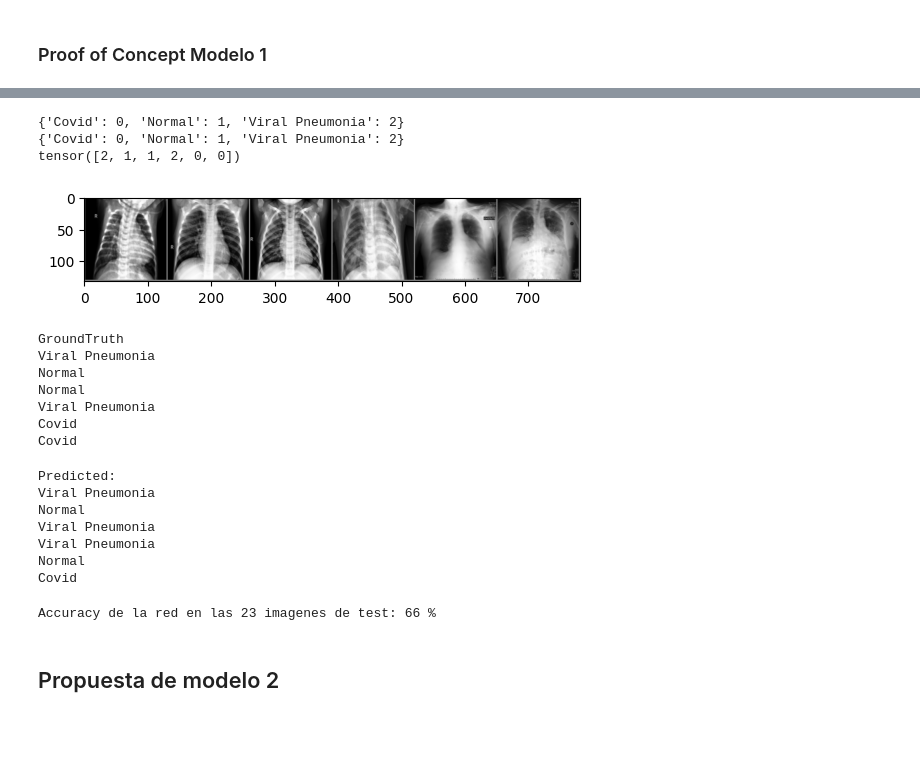
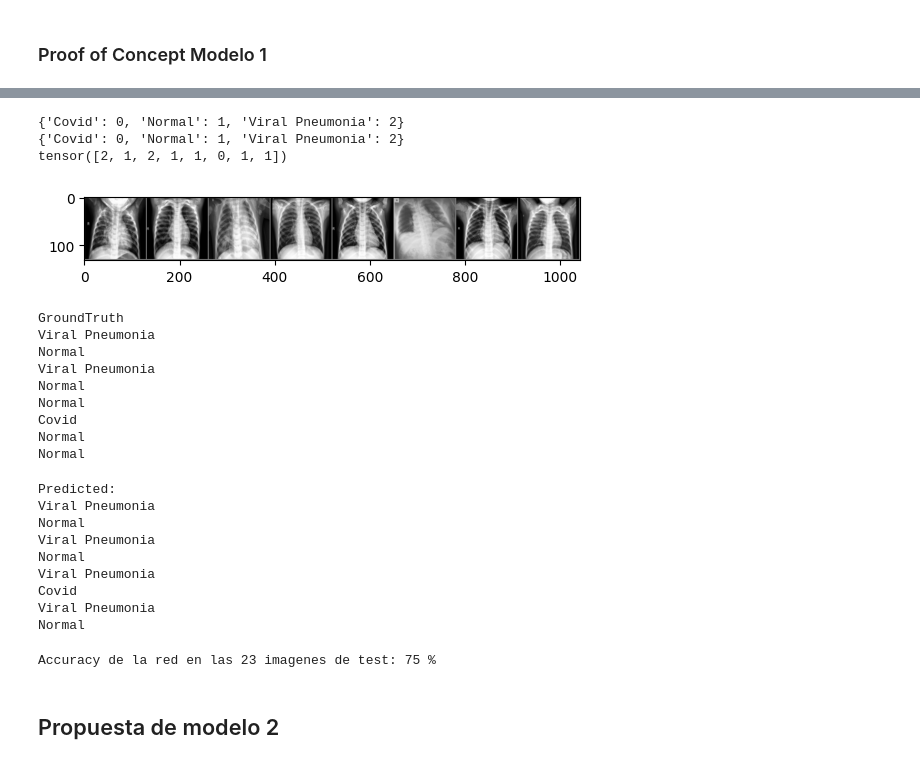
Before and after one commit to RichLeonC/IA-RedesConvolucionales, a Jupyter notebook: ModeloB.ipynb, the cells around one changed output, grey strips where cells are left out. Cells and saved outputs as stored; diff of their text form; code cells hidden in the pictures; blank space fills up the shorter version.

Commit message:
Actualizacion modelo B 2

```diff
--- a/ModeloB.ipynb
+++ b/ModeloB.ipynb
@@ -122,7 +125,7 @@ train_dataset = datasets.ImageFolder(root=train_dir, transform=train_data_transf
 test_dataset = datasets.ImageFolder(root=test_dir, transform=test_data_transforms)
 
 # Definir el tamaño del subconjunto que quieres usar
-subset_size = 0.10  # Por ejemplo, usar el 20% de los datos
+subset_size = 0.2  # Por ejemplo, usar el 20% de los datos
 
 # Obtener los índices aleatorios para el subconjunto del conjunto de entrenamiento
 np.random.seed(42)
@@ -146,10 +149,10 @@ subset_indices_test = indices_test[:int(subset_size * test_size)]  # Obtener el
 test_sampler = SubsetRandomSampler(subset_indices_test)
 
 # Definir DataLoader para el conjunto de entrenamiento con el subconjunto de datos
-train_loader = DataLoader(train_dataset, batch_size=16, sampler=train_sampler)
+train_loader = DataLoader(train_dataset, batch_size=8, sampler=train_sampler)
 
 # También puedes crear un DataLoader para el conjunto de prueba completo
-test_loader = DataLoader(test_dataset, batch_size=16, sampler=test_sampler)
+test_loader = DataLoader(test_dataset, batch_size=8, sampler=test_sampler)
 # %% [markdown]
 ### Proof of Concept Modelo 1
 # %%
@@ -212,5 +215,5 @@ def train_model_with_subset(model, train_loader, test_loader, criterion, optimiz
               f"Val Loss: {val_loss:.4f}, Val Accuracy: {val_accuracy:.2f}%")
 
 # Train the model with validation
-train_model_with_subset(model, train_loader, test_loader, criterion, optimizer, epochs=30)
+train_model_with_subset(model, train_loader, test_loader, criterion, optimizer, epochs=50)
 # %% [output]
@@ -234,40 +237,42 @@ Epoch 30/30, Train Loss: 0.3680, Train Accuracy: 84.00%, Val Loss: 0.8378, Val A
 # %%
 classes = ('Covid', 'Normal','Viral Pneumonia')
 
 #Para ver com se asignan las etiquetas a cada clase en el set de training
 print(train_dataset.class_to_idx)
 #Lo mismo pero para el set de testing
 print(test_dataset.class_to_idx)
 
 dataiter = iter(test_loader)
 images, labels = next(dataiter)
 
 print(labels)
 
 def imshow(img):
     # Desnormalizar: (img * std) + mean
     img = img * 0.5 + 0.5  # Desnormalizar usando mean=0.5 y std=0.5
     npimg = img.numpy()
     plt.imshow(np.transpose(npimg, (1, 2, 0)), cmap='gray')  # Añadir cmap si es necesario
     plt.show()
 
 imshow(torchvision.utils.make_grid(images))
 
 print('GroundTruth')
-for j in range(6):
+for j in range(8):
     print(f'{classes[labels[j]]:5s}')
 # %% [output]
 {'Covid': 0, 'Normal': 1, 'Viral Pneumonia': 2}
 {'Covid': 0, 'Normal': 1, 'Viral Pneumonia': 2}
-tensor([2, 1, 1, 2, 0, 0])
+tensor([2, 1, 2, 1, 1, 0, 1, 1])
-[figure, old version]
+[figure, new version]
 GroundTruth
 Viral Pneumonia
 Normal
+Viral Pneumonia
 Normal
-Viral Pneumonia
+Normal
 Covid
-Covid
+Normal
+Normal
 # %%
 images = images.to(device)  # Mueve las imágenes a la GPU si está disponible
 
@@ -276,16 +281,18 @@ _, predicted = torch.max(outputs, 1)
 
 print('Predicted: ')
 
-for j in range(6):
+for j in range(8):
     print(f'{classes[predicted[j]]:5s}')
 # %% [output]
 Predicted:
 Viral Pneumonia
 Normal
 Viral Pneumonia
+Normal
+Viral Pneumonia
+Covid
 Viral Pneumonia
 Normal
-Covid
 # %%
 correct = 0
 total = 0
@@ -302,7 +309,7 @@ with torch.no_grad():
 
 print(f'Accuracy de la red en las 23 imagenes de test: {100 * correct // total} %')
 # %% [output]
-Accuracy de la red en las 23 imagenes de test: 66 %
+Accuracy de la red en las 23 imagenes de test: 75 %
 # %% [markdown]
 ## Propuesta de modelo 2
 # %%
```
Also changed, not shown: parts of 5 cells of this notebook.
